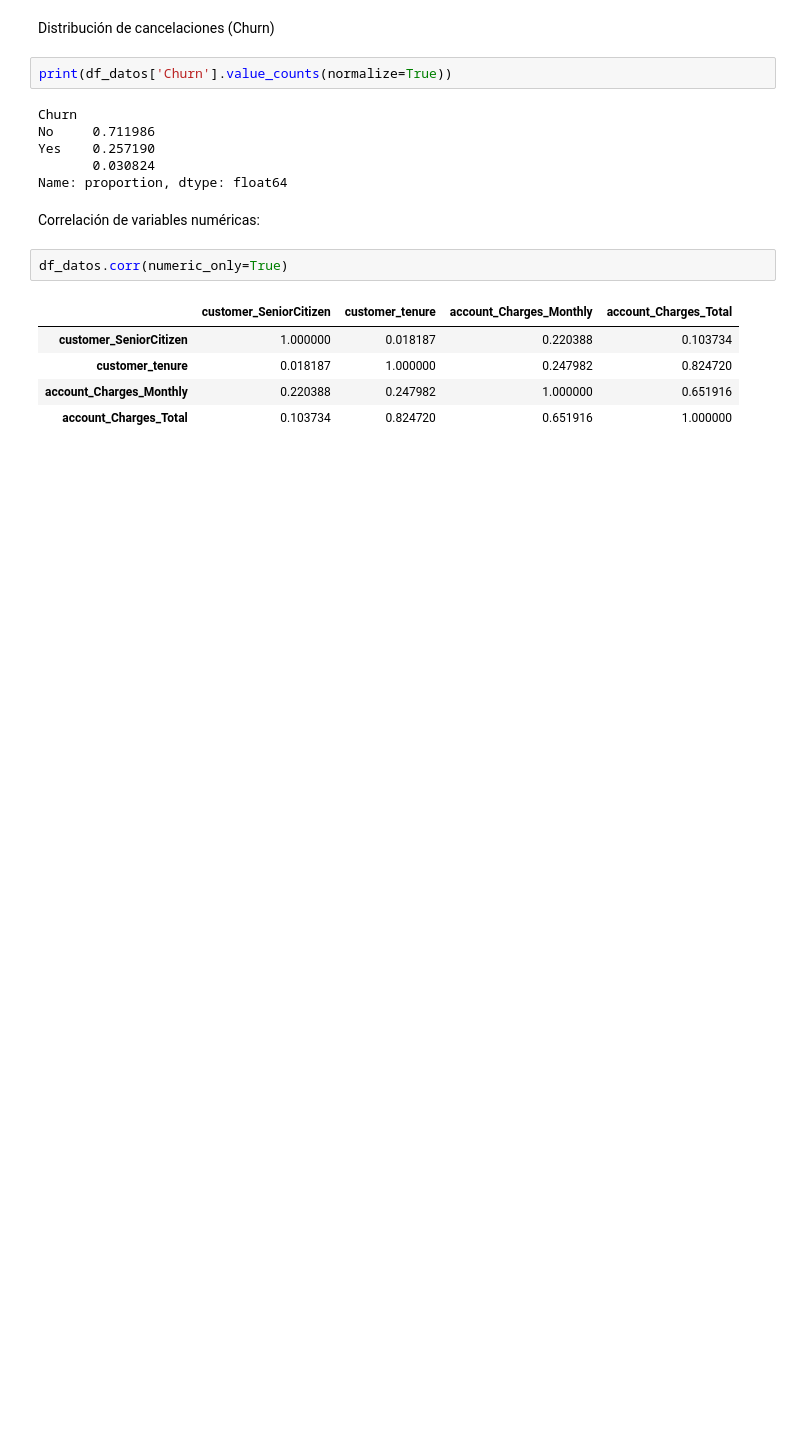
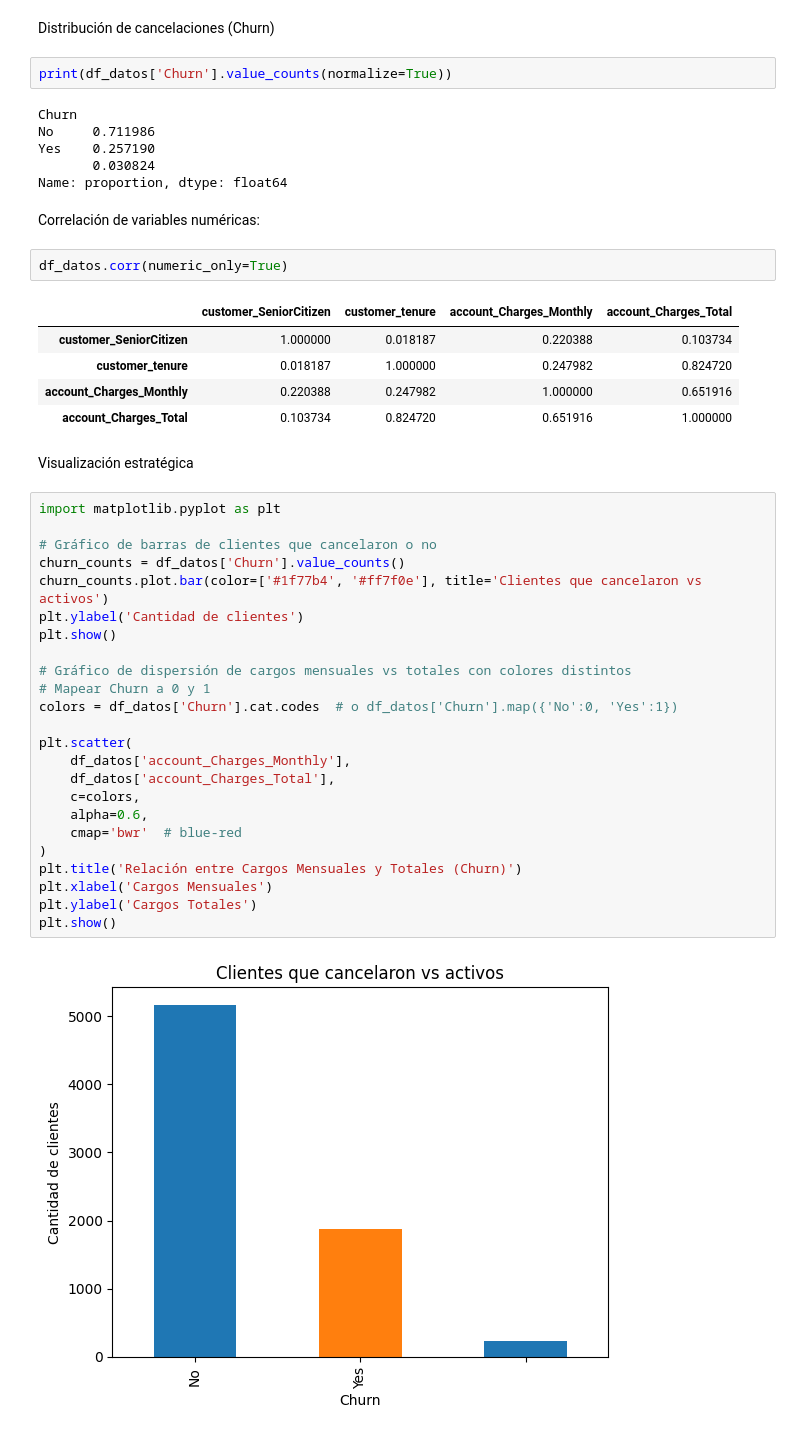
Before and after one commit to rominarg/challenge_telecomX, a Jupyter notebook: telecomX.ipynb, the cells around one changed output. Cells and saved outputs as stored; diff of their text form; blank space fills up the shorter version.

```diff
--- a/telecomX.ipynb
+++ b/telecomX.ipynb
@@ -116,3 +116,31 @@ df_datos.corr(numeric_only=True)
 | customer_tenure | 0.018187 | 1.000000 | 0.247982 | 0.824720 |
 | account_Charges_Monthly | 0.220388 | 0.247982 | 1.000000 | 0.651916 |
 | account_Charges_Total | 0.103734 | 0.824720 | 0.651916 | 1.000000 |
+# %% [markdown]
+Visualización estratégica
+# %%
+import matplotlib.pyplot as plt
+
+# Gráfico de barras de clientes que cancelaron o no
+churn_counts = df_datos['Churn'].value_counts()
+churn_counts.plot.bar(color=['#1f77b4', '#ff7f0e'], title='Clientes que cancelaron vs activos')
+plt.ylabel('Cantidad de clientes')
+plt.show()
+
+# Gráfico de dispersión de cargos mensuales vs totales con colores distintos
+# Mapear Churn a 0 y 1
+colors = df_datos['Churn'].cat.codes  # o df_datos['Churn'].map({'No':0, 'Yes':1})
+
+plt.scatter(
+    df_datos['account_Charges_Monthly'],
+    df_datos['account_Charges_Total'],
+    c=colors,
+    alpha=0.6,
+    cmap='bwr'  # blue-red
+)
+plt.title('Relación entre Cargos Mensuales y Totales (Churn)')
+plt.xlabel('Cargos Mensuales')
+plt.ylabel('Cargos Totales')
+plt.show()
+# %% [output]
+[figure, added]
```
Also changed, not shown: parts of 3 cells of this notebook.
